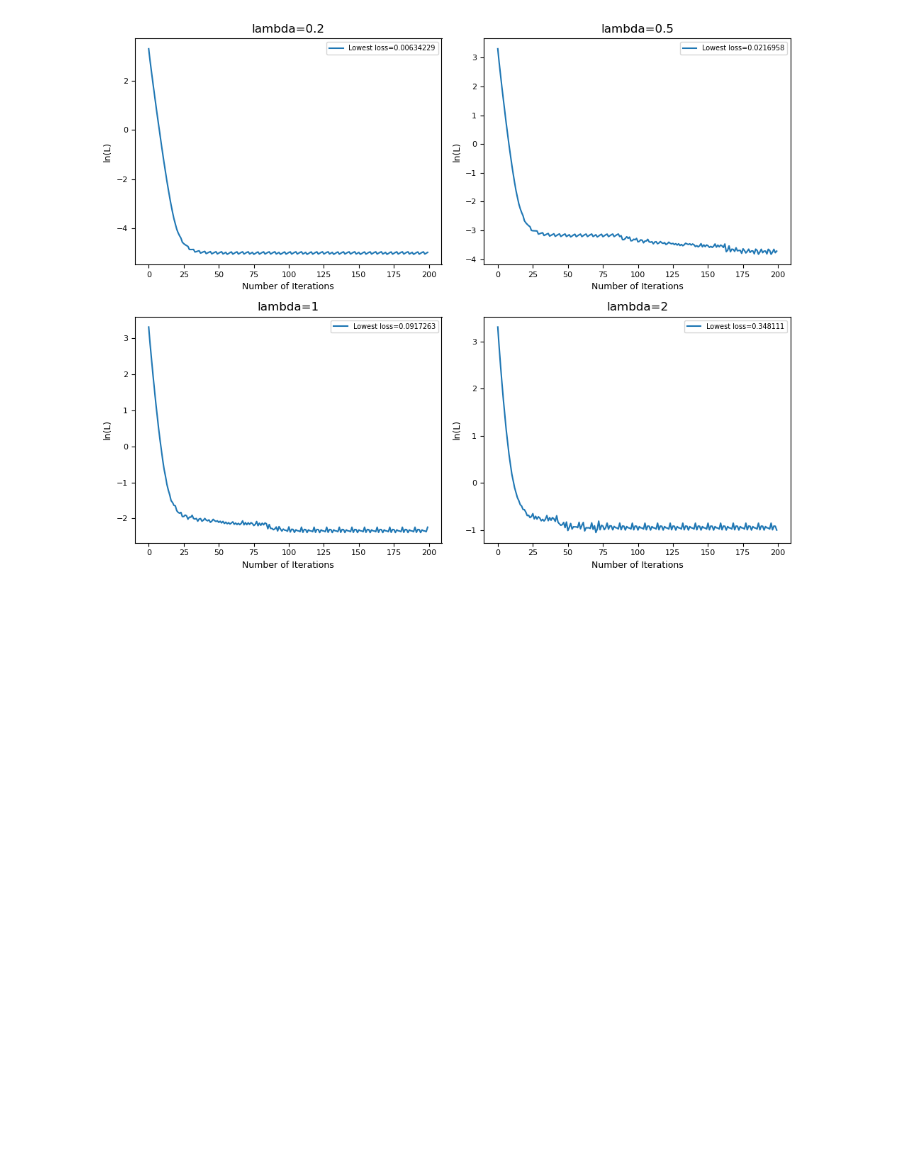
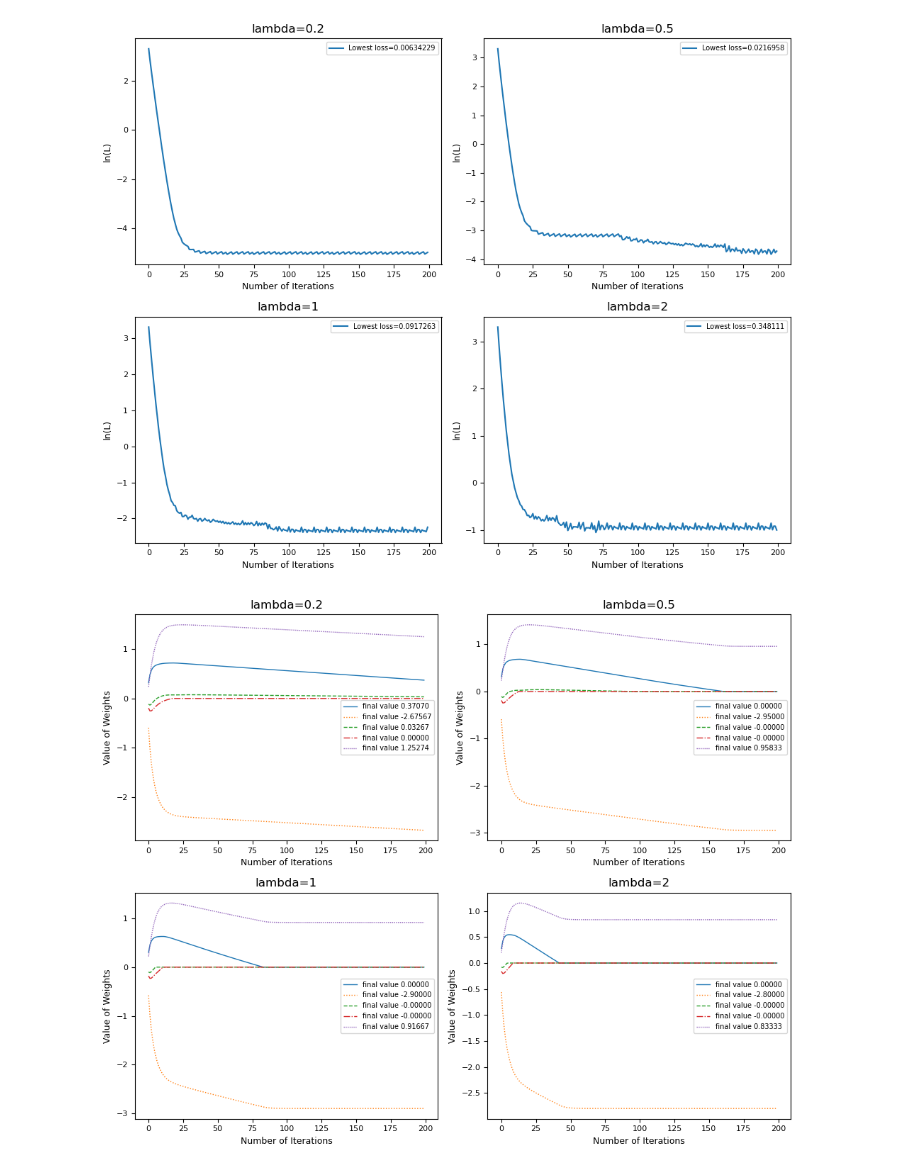
Before and after one commit to danyjabban/Representation_Learning, a Jupyter notebook: HW4/lab1.ipynb, the cells around one changed output. Saved outputs shown, nothing was run; the diff lists cells and outputs as text; code cells hidden in the pictures; blank space fills up the shorter version.

Commit message:
lab1 with all parts

```diff
--- a/HW4/lab1.ipynb
+++ b/HW4/lab1.ipynb
@@ -222,2 +282,22 @@ plot_many_weight_val_vs_n_iters(num_epochs=n_epochs, w_init=w0, final_weights_li
 # %% [output]
 [figure]
+# %%
+"""
+part (e) (6pts) Here we optimize the same objective as in (d), this time using proximal gradient update. Recall that the proximal operator of the l1 regulariser is the soft thresholding function. Set the threshold in the soft thresholding function to {0.004, 0.01, 0.02, 0.04} respectively. Plot the value of log(L) throughout the training, and use another figure to plot the value of each element in W in each step. Compare the convergence performance with the results in (d). (Hint: Optimizing L + lambda||W||_1 using gradient descent with learning rate mu should correspond to proximal gradient update with threshold mu*lambda)"""
+
+lambda_list = [0.2, 0.5, 1.0, 2.0]
+weight_prox_list, loss_prox_list, weight_arr_prox_list = [], [], []
+for idx, lll in enumerate(lambda_list):
+    weight_prox, loss_arr_prox, weight_arr_prox = run_grad_descent(w0, mu, x_input, y_input, n_epochs,
+                                                                   w0_prune=False, thresh=None,
+                                                                   l1_reg_param=lll,
+                                                                   grad_fn=l1_norm_proximal_update)
+    weight_prox_list.append(weight_prox)
+    loss_prox_list.append(loss_arr_prox)
+    weight_arr_prox_list.append(weight_arr_prox)
+# %%
+plot_many_w_vals_or_loss_vs_n_iters(num_epochs=n_epochs, w_init=w0, final_weights_list=weight_prox_list,
+                                    weight_array_list=weight_arr_prox_list, loss_arr_lst=None,
+                                    l1_reg_params=lambda_list, save_name_='lab1e_weight', save=False)
+# %% [output]
+[figure, added]
```
Also changed, not shown: parts of 11 cells of this notebook.
